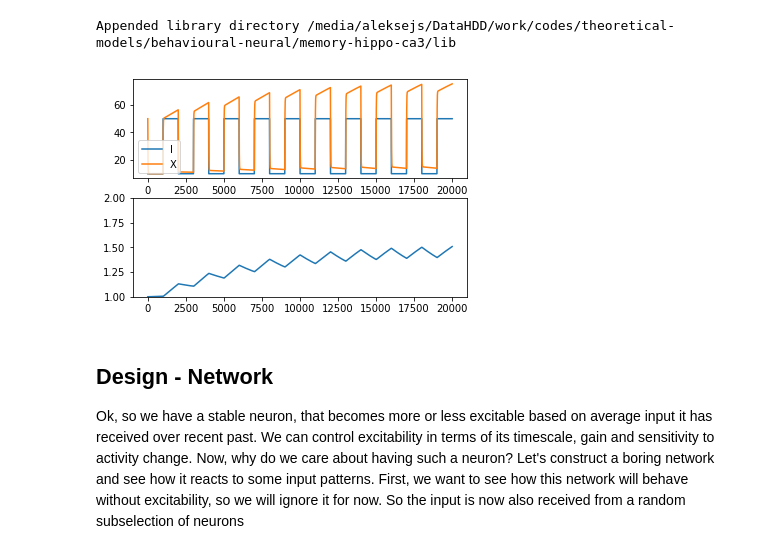
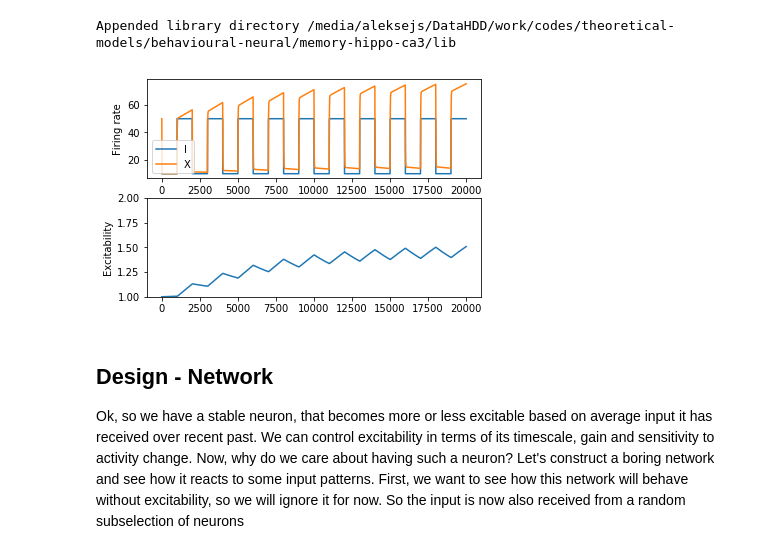
Before and after one commit to aleksejs-fomins/memory-hippo-ca3, a Jupyter notebook: self-contained/excitatory-ip/test1.ipynb, the cells around one changed output. Saved outputs shown, nothing was run; the diff lists cells and outputs as text; code cells hidden in the pictures.

```diff
--- a/self-contained/excitatory-ip/test1.ipynb
+++ b/self-contained/excitatory-ip/test1.ipynb
@@ -64,34 +64,36 @@ p = {
     'T_Inp' : 1000.0    # ms, frequency of input change
 }
 
 t_arr = np.arange(0, p['T'], p['dt'])
 I_arr = p['I_min'] + (p['I_max'] - p['I_min']) * ((t_arr / p['T_Inp']).astype(int) % 2 == 1).astype(float)
 
 ###################
 # Simulate
 ###################
 
 N_STEP = t_arr.shape[0]
 X_arr = np.zeros(N_STEP)
 E_arr = np.zeros(N_STEP)
 X_arr[0] = p['X_mu']
 E_arr[0] = 1.0
 
 for i in range(1, N_STEP):
     VX, VE = RHS_XE(X_arr[i-1], E_arr[i-1], I_arr[i-1], p)
     X_arr[i] = X_arr[i-1] + VX * p['dt']
     E_arr[i] = E_arr[i-1] + VE * p['dt']
 
 
 fig,ax = plt.subplots(nrows=2)
 ax[0].plot(t_arr, I_arr, label='I')
 ax[0].plot(t_arr, X_arr, label='X')
+ax[0].set_ylabel('Firing rate')
 ax[0].legend()
 ax[1].plot(t_arr, E_arr, label='E')
 ax[1].set_ylim(1.0, p['g_E'])
+ax[1].set_ylabel('Excitability')
 plt.show()
 # %% [output]
-[figure, old version]
+[figure, new version]
 # %% [markdown]
 ## Design - Network
 
```
Also changed, not shown: parts of 1 cell of this notebook, 2 other files.
